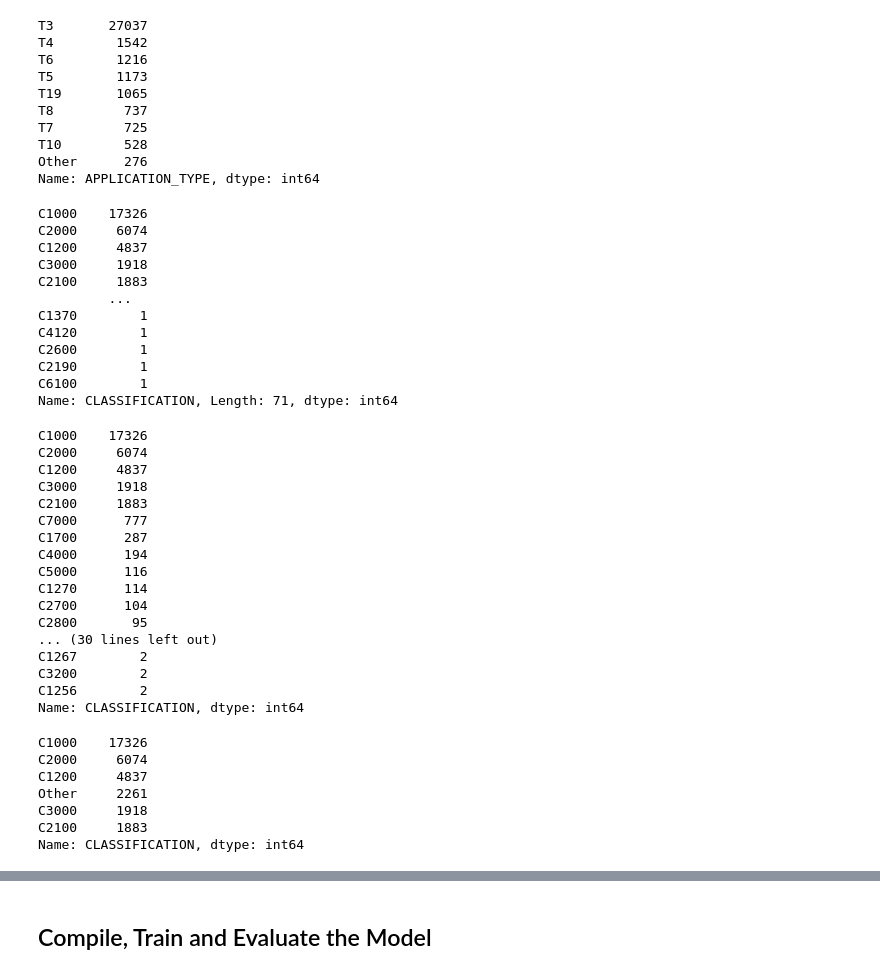
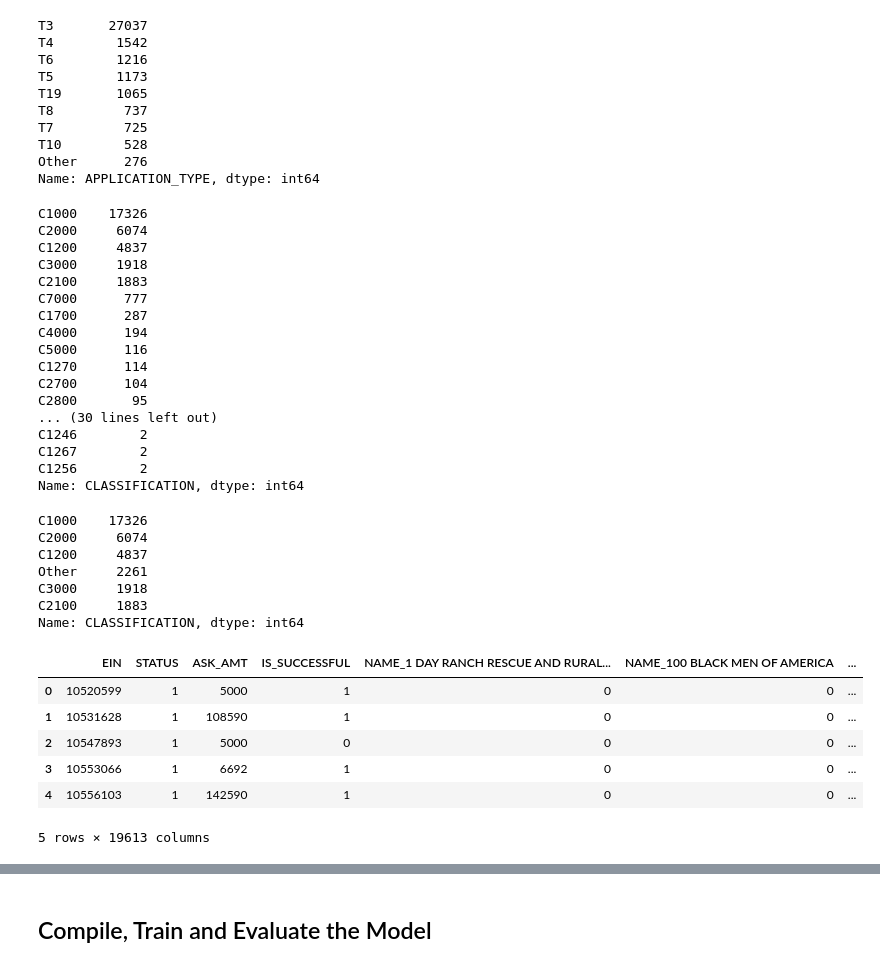
Before and after one commit to oas95/deep-learning-challenge, a Jupyter notebook: Starter_Code.ipynb, the cells around one changed output, grey strips where cells are left out. Cells and saved outputs as stored; diff of their text form; code cells hidden in the pictures.

```diff
--- a/Starter_Code.ipynb
+++ b/Starter_Code.ipynb
@@ -78,7 +78,7 @@ Name: APPLICATION_TYPE, dtype: int64
 # %%
 # Choose a cutoff value and create a list of application types to be replaced
 # use the variable name `application_types_to_replace`
-#  YOUR CODE GOES HERE
+application_types_to_replace = list(app_counts[app_counts<500].index)
 
 # Replace in dataframe
 for app in application_types_to_replace:
@@ -99,23 +99,10 @@ Other      276
 Name: APPLICATION_TYPE, dtype: int64
 # %%
 # Look at CLASSIFICATION value counts for binning
-#  YOUR CODE GOES HERE
+classification_counts = application_df['CLASSIFICATION'].value_counts()
-# %% [output]
-C1000    17326
-C2000     6074
-C1200     4837
-C3000     1918
-C2100     1883
-         ...
-C1370        1
-C4120        1
-C2600        1
-C2190        1
-C6100        1
-Name: CLASSIFICATION, Length: 71, dtype: int64
 # %%
 # You may find it helpful to look at CLASSIFICATION value counts >1
-#  YOUR CODE GOES HERE
+application_df['CLASSIFICATION'].value_counts().loc[lambda x:x >1]
 # %% [output]
 C1000    17326
 C2000     6074
@@ -130,14 +117,14 @@ C1270      114
 C2700      104
 C2800       95
 ... (30 lines left out)
+C1246        2
 C1267        2
-C3200        2
 C1256        2
 Name: CLASSIFICATION, dtype: int64
 # %%
 # Choose a cutoff value and create a list of classifications to be replaced
 # use the variable name `classifications_to_replace`
-#  YOUR CODE GOES HERE
+classifications_to_replace = list(classification_counts[classification_counts<1000].index)
 
 # Replace in dataframe
 for cls in classifications_to_replace:
@@ -154,7 +141,17 @@ C3000     1918
 C2100     1883
 Name: CLASSIFICATION, dtype: int64
 # %%
-# Convert categorical data to numeric with `pd.get_dummies`
-#  YOUR CODE GOES HERE
+# Convert categorical data to numeric with `pd.get_dummies
+app_dummies = pd.get_dummies(application_df)
+
+app_dummies.head()
+# %% [output]
+|  | EIN | STATUS | ASK_AMT | IS_SUCCESSFUL | NAME_1 DAY RANCH RESCUE AND RURAL... | NAME_100 BLACK MEN OF AMERICA | ... |
+| 0 | 10520599 | 1 | 5000 | 1 | 0 | 0 | ... |
+| 1 | 10531628 | 1 | 108590 | 1 | 0 | 0 | ... |
+| 2 | 10547893 | 1 | 5000 | 0 | 0 | 0 | ... |
+| 3 | 10553066 | 1 | 6692 | 1 | 0 | 0 | ... |
+| 4 | 10556103 | 1 | 142590 | 1 | 0 | 0 | ... |
+5 rows × 19613 columns
 # %%
 # Split our preprocessed data into our features and target arrays
```
Also changed, not shown: parts of 3 cells of this notebook.
